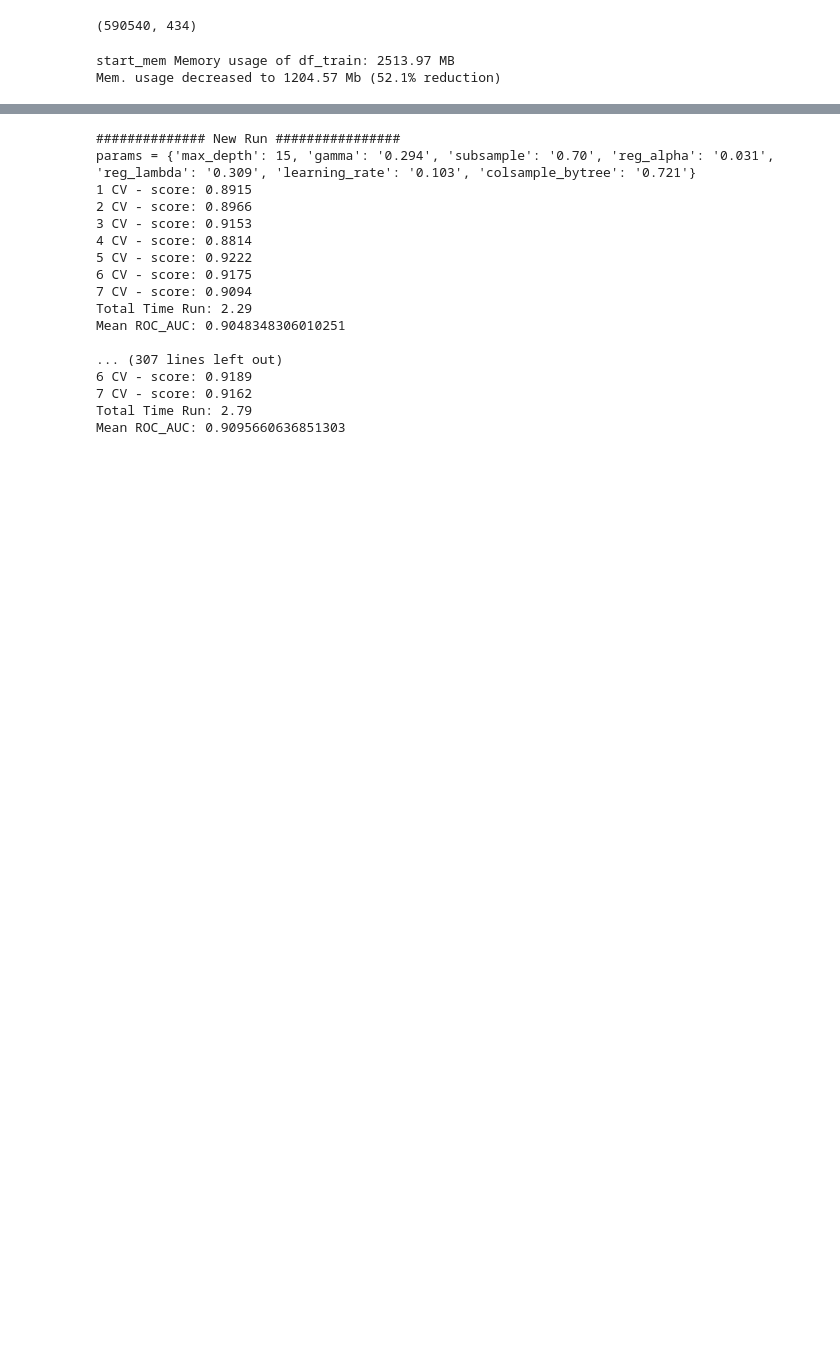
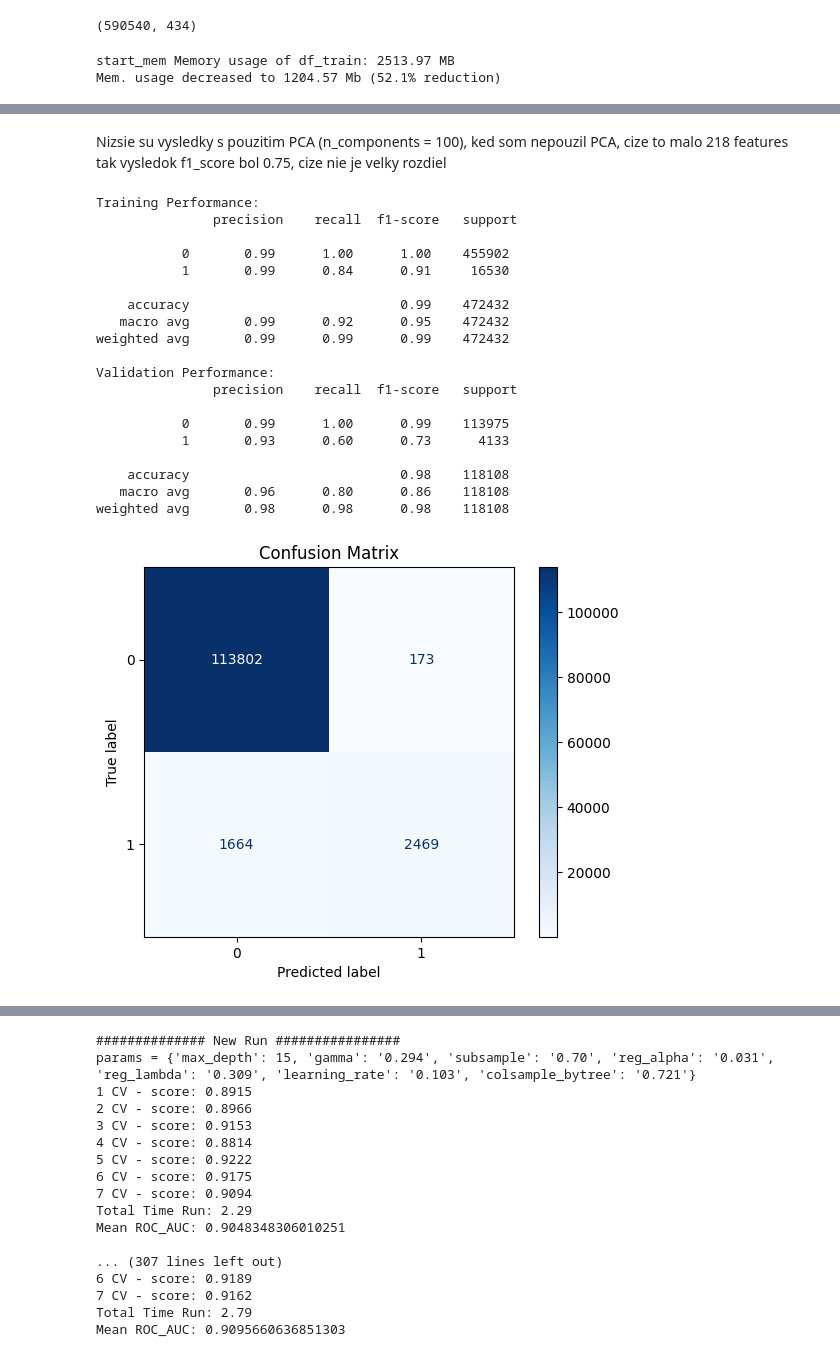
Before and after one commit to Marko-debug/Prediction-of-Fraud-transactions, a Jupyter notebook: models/XGBoost with Opt. Params and PCA.ipynb, the cells around one changed output, grey strips where cells are left out. Drawn from its saved outputs; the diff is of its cells as text; code cells hidden in the pictures; blank space fills up the shorter version.

```diff
--- a/models/XGBoost with Opt. Params and PCA.ipynb
+++ b/models/XGBoost with Opt. Params and PCA.ipynb
@@ -109,0 +552,38 @@ custom function objective
+# %% [markdown]
+Nizsie su vysledky s pouzitim PCA (n_components = 100), ked som nepouzil PCA, cize to malo 218 features tak vysledok f1_score bol 0.75, cize nie je velky rozdiel
+# %%
+# Predictions on training data
+y_train_pred = final_model.predict(X_train_final)
+print("Training Performance:\n", classification_report(y_train_final, y_train_pred))
+
+# Predictions on validation data
+y_val_pred = final_model.predict(X_val)
+print("Validation Performance:\n", classification_report(y_val, y_val_pred))
+
+# Confusion Matrix
+cm = confusion_matrix(y_val, y_val_pred)
+disp = ConfusionMatrixDisplay(confusion_matrix=cm, display_labels=final_model.classes_)
+disp.plot(cmap='Blues')
+plt.title('Confusion Matrix')
+plt.show()
+# %% [output]
+Training Performance:
+               precision    recall  f1-score   support
+
+           0       0.99      1.00      1.00    455902
+           1       0.99      0.84      0.91     16530
+
+    accuracy                           0.99    472432
+   macro avg       0.99      0.92      0.95    472432
+weighted avg       0.99      0.99      0.99    472432
+
+Validation Performance:
+               precision    recall  f1-score   support
+
+           0       0.99      1.00      0.99    113975
+           1       0.93      0.60      0.73      4133
+
+    accuracy                           0.98    118108
+   macro avg       0.96      0.80      0.86    118108
+weighted avg       0.98      0.98      0.98    118108
+[figure, added]
```
Also changed, not shown: parts of 32 cells of this notebook, 8 other files.
